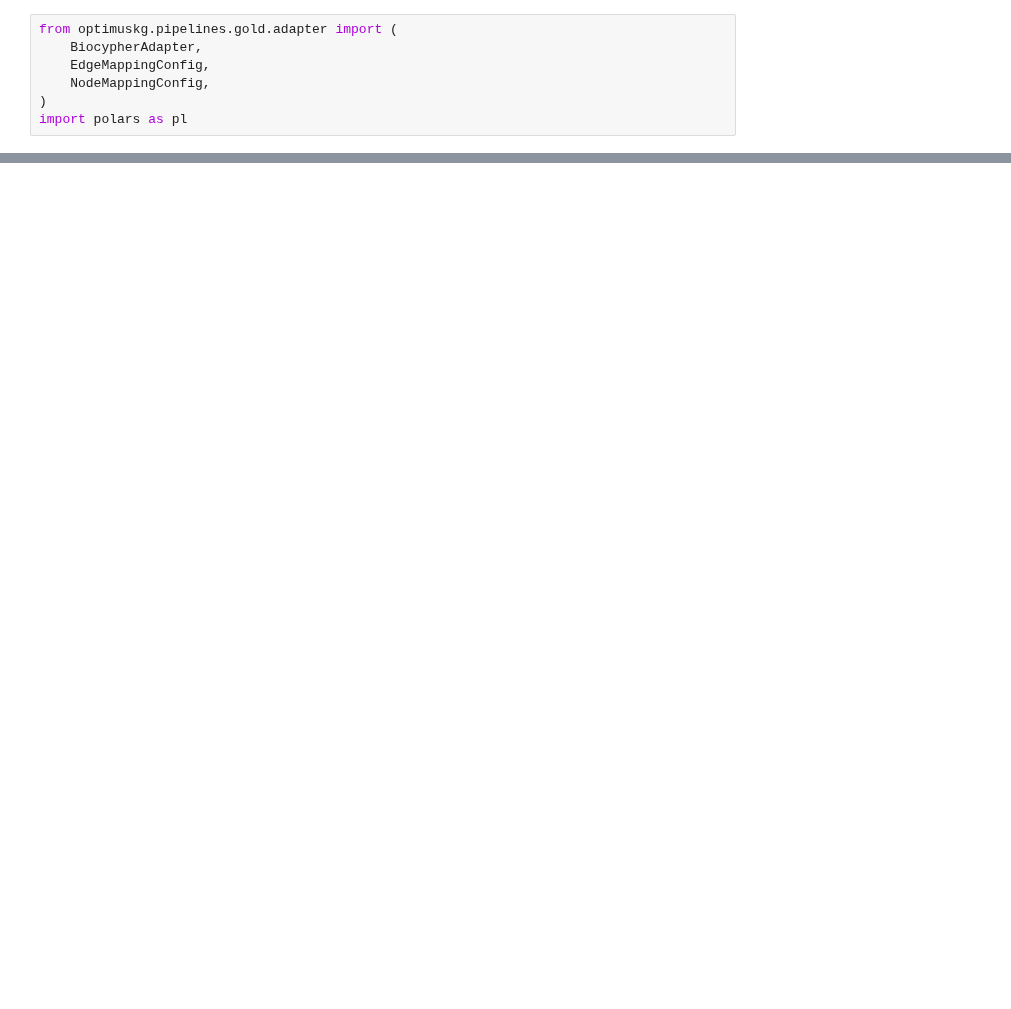
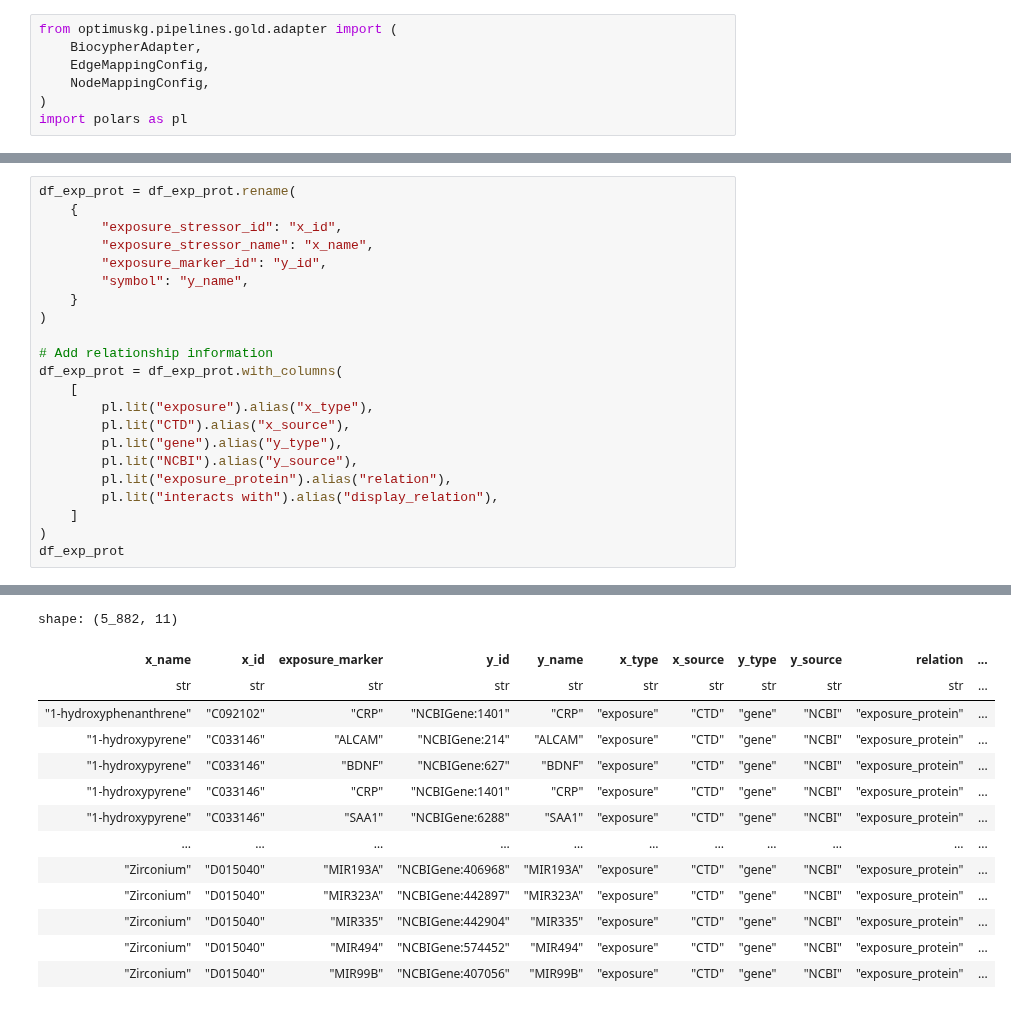
Before and after one commit to mims-harvard/OptimusKG, a Jupyter notebook: notebooks/ctd.ipynb, the cells around one changed output, grey strips where cells are left out. Cells and saved outputs as stored; diff of their text form; blank space fills up the shorter version.

```diff
--- a/notebooks/ctd.ipynb
+++ b/notebooks/ctd.ipynb
@@ -122,0 +103,23 @@ shape: (0, 10)
+# %%
+df_exp_prot = df_exp_prot.rename(
+    {
+        "exposure_stressor_id": "x_id",
+        "exposure_stressor_name": "x_name",
+        "exposure_marker_id": "y_id",
+        "symbol": "y_name",
+    }
+)
+
+# Add relationship information
+df_exp_prot = df_exp_prot.with_columns(
+    [
+        pl.lit("exposure").alias("x_type"),
+        pl.lit("CTD").alias("x_source"),
+        pl.lit("gene").alias("y_type"),
+        pl.lit("NCBI").alias("y_source"),
+        pl.lit("exposure_protein").alias("relation"),
+        pl.lit("interacts with").alias("display_relation"),
+    ]
+)
+df_exp_prot
+# %% [output]
@@ -122,0 +127,14 @@ shape: (0, 10)
+shape: (5_882, 11)
+| x_name | x_id | exposure_marker | y_id | y_name | x_type | x_source | y_type | y_source | relation | ... |
+| str | str | str | str | str | str | str | str | str | str | ... |
+| "1-hydroxyphenanthrene" | "C092102" | "CRP" | "NCBIGene:1401" | "CRP" | "exposure" | "CTD" | "gene" | "NCBI" | "exposure_protein" | ... |
+| "1-hydroxypyrene" | "C033146" | "ALCAM" | "NCBIGene:214" | "ALCAM" | "exposure" | "CTD" | "gene" | "NCBI" | "exposure_protein" | ... |
+| "1-hydroxypyrene" | "C033146" | "BDNF" | "NCBIGene:627" | "BDNF" | "exposure" | "CTD" | "gene" | "NCBI" | "exposure_protein" | ... |
+| "1-hydroxypyrene" | "C033146" | "CRP" | "NCBIGene:1401" | "CRP" | "exposure" | "CTD" | "gene" | "NCBI" | "exposure_protein" | ... |
+| "1-hydroxypyrene" | "C033146" | "SAA1" | "NCBIGene:6288" | "SAA1" | "exposure" | "CTD" | "gene" | "NCBI" | "exposure_protein" | ... |
+| … | … | … | … | … | … | … | … | … | … | ... |
+| "Zirconium" | "D015040" | "MIR193A" | "NCBIGene:406968" | "MIR193A" | "exposure" | "CTD" | "gene" | "NCBI" | "exposure_protein" | ... |
+| "Zirconium" | "D015040" | "MIR323A" | "NCBIGene:442897" | "MIR323A" | "exposure" | "CTD" | "gene" | "NCBI" | "exposure_protein" | ... |
+| "Zirconium" | "D015040" | "MIR335" | "NCBIGene:442904" | "MIR335" | "exposure" | "CTD" | "gene" | "NCBI" | "exposure_protein" | ... |
+| "Zirconium" | "D015040" | "MIR494" | "NCBIGene:574452" | "MIR494" | "exposure" | "CTD" | "gene" | "NCBI" | "exposure_protein" | ... |
+| "Zirconium" | "D015040" | "MIR99B" | "NCBIGene:407056" | "MIR99B" | "exposure" | "CTD" | "gene" | "NCBI" | "exposure_protein" | ... |
```
Also changed, not shown: parts of 12 cells of this notebook, 3 other files.
